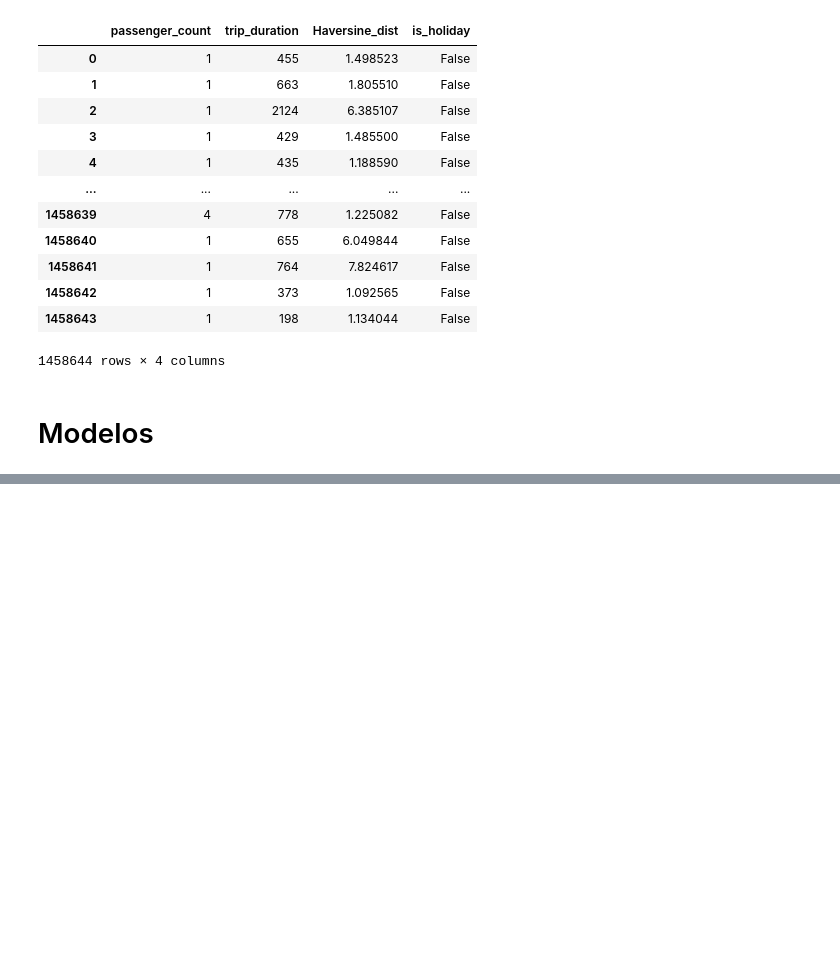
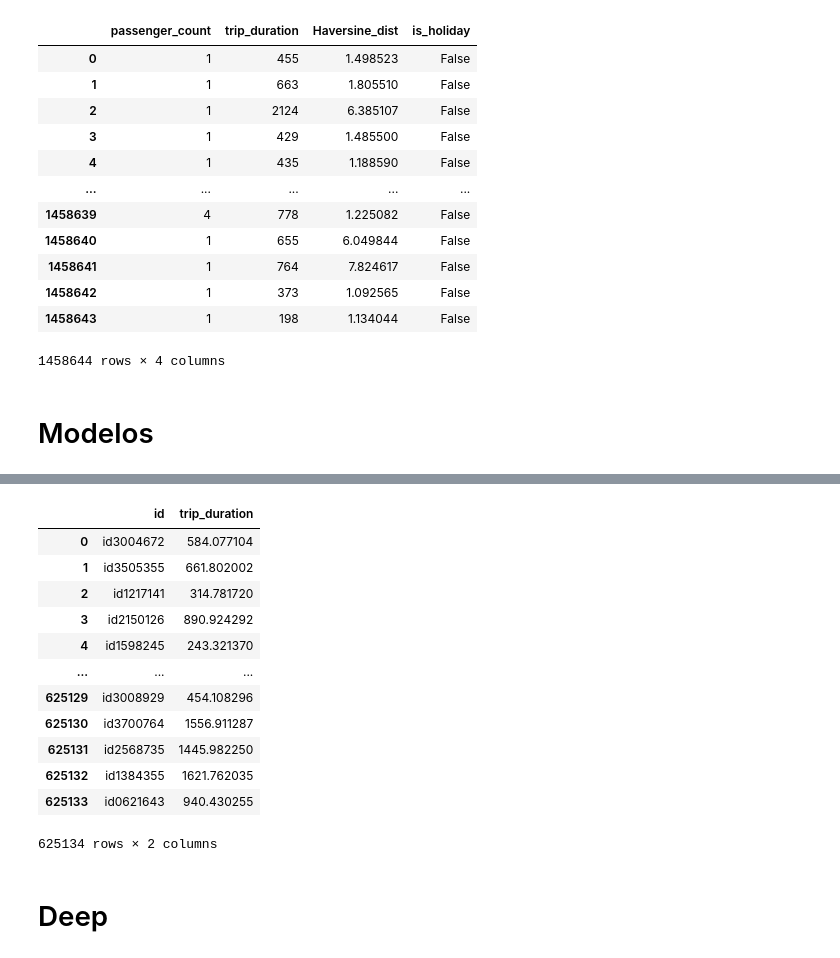
Before and after one commit to marreapato/ML_Project_Taxi_Trip_Duration, a Jupyter notebook: Projeto_Lucas_Rabelo_AM_2.ipynb, the cells around one changed output, grey strips where cells are left out. Drawn from its saved outputs; the diff is of its cells as text; code cells hidden in the pictures; blank space fills up the shorter version.

```diff
--- a/Projeto_Lucas_Rabelo_AM_2.ipynb
+++ b/Projeto_Lucas_Rabelo_AM_2.ipynb
@@ -496,0 +519,8 @@ submission
+# %%
+X_train = Train.drop(['trip_duration'], axis=1)
+Y_train = np.log(Train["trip_duration"])
+X_test = Validation.drop(['trip_duration'], axis=1)
+Y_test = np.log(Validation["trip_duration"])
+
+Y_test = Y_test.reset_index().drop('index',axis = 1)
+Y_train = Y_train.reset_index().drop('index',axis = 1)
@@ -496,0 +535,22 @@ submission
+# %%
+pred = np.exp(rf.predict(Test_Master))
+submission2 = pd.concat([Test_id, pd.DataFrame(pred)], axis=1)
+submission2.columns = ['id','trip_duration']
+submission2['trip_duration'] = submission2.apply(lambda x : 1 if (x['trip_duration'] <= 0) else x['trip_duration'], axis = 1)
+submission2
+# %% [output]
+|  | id | trip_duration |
+| 0 | id3004672 | 584.077104 |
+| 1 | id3505355 | 661.802002 |
+| 2 | id1217141 | 314.781720 |
+| 3 | id2150126 | 890.924292 |
+| 4 | id1598245 | 243.321370 |
+| ... | ... | ... |
+| 625129 | id3008929 | 454.108296 |
+| 625130 | id3700764 | 1556.911287 |
+| 625131 | id2568735 | 1445.982250 |
+| 625132 | id1384355 | 1621.762035 |
+| 625133 | id0621643 | 940.430255 |
+625134 rows × 2 columns
+# %% [markdown]
+# Deep
```
Also changed, not shown: parts of 14 cells of this notebook.
